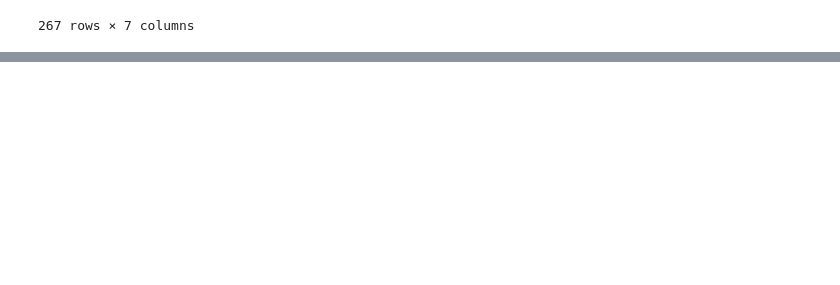
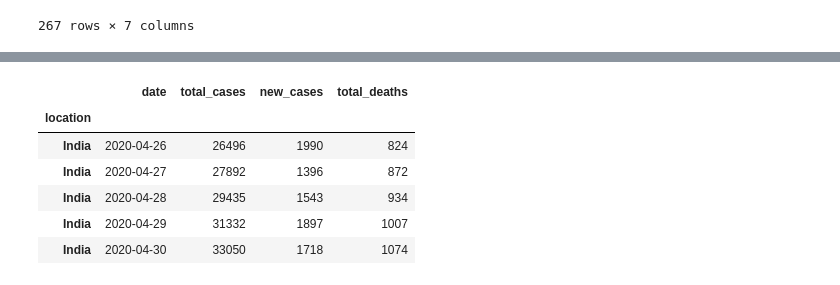
Before and after one commit to 41x3n/Impact-of-lockdown-in-India-COVID-19, a Jupyter notebook: analysis.ipynb, the cells around one changed output, grey strips where cells are left out. Cells and saved outputs as stored; diff of their text form; code cells hidden in the pictures; blank space fills up the shorter version.

```diff
--- a/analysis.ipynb
+++ b/analysis.ipynb
@@ -360,0 +379,10 @@ map
+# %%
+india_df.tail()
+# %% [output]
+|  | date | total_cases | new_cases | total_deaths |
+| location |  |  |  |  |
+| India | 2020-04-26 | 26496 | 1990 | 824 |
+| India | 2020-04-27 | 27892 | 1396 | 872 |
+| India | 2020-04-28 | 29435 | 1543 | 934 |
+| India | 2020-04-29 | 31332 | 1897 | 1007 |
+| India | 2020-04-30 | 33050 | 1718 | 1074 |
```
Also changed, not shown: parts of 11 cells of this notebook, 3 other files.
